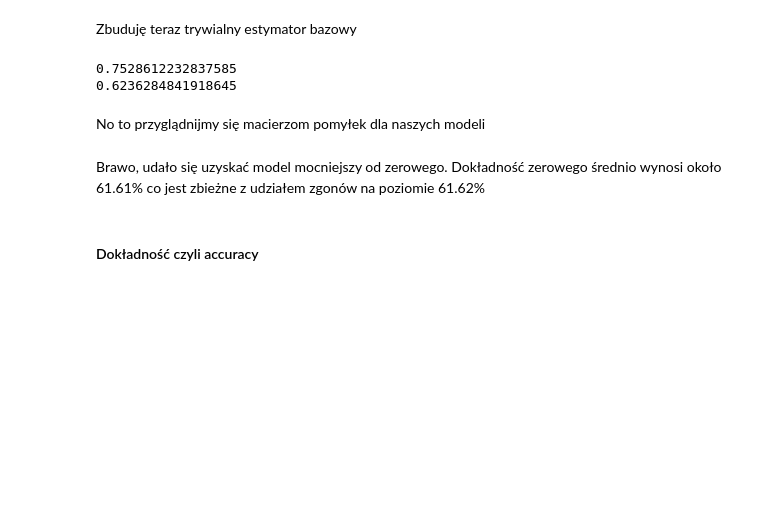
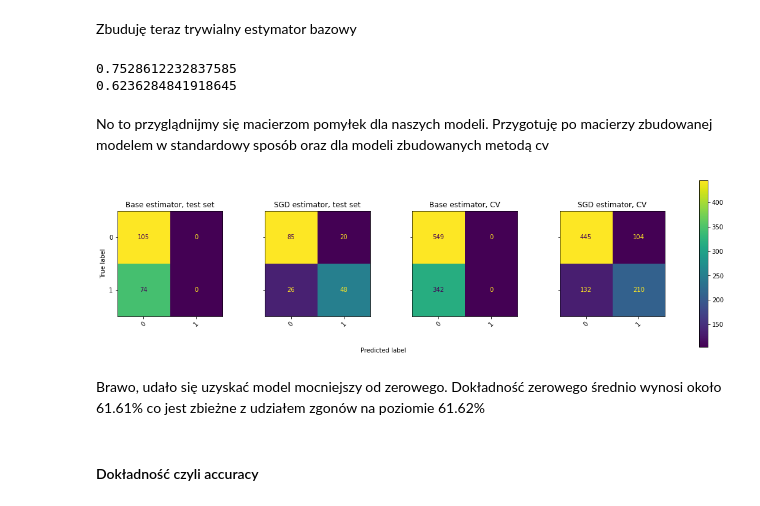
Before and after one commit to krisz17/performance_measure, a Jupyter notebook: Measure_performance.ipynb, the cells around one changed output. Drawn from its saved outputs; the diff is of its cells as text; code cells hidden in the pictures; blank space fills up the shorter version.

Commit message:
dorzucenie kodu do kilku wykresów confusion matrix oraz do wyliczania precyzji oraz pełności

```diff
--- a/Measure_performance.ipynb
+++ b/Measure_performance.ipynb
@@ -123,6 +123,7 @@ sgd_clf = make_pipeline(StandardScaler(),
 
 #sgd_clf = SGDClassifier(random_state = 128262)
 sgd_clf.fit(X_train, y_train)
+klasy = sgd_clf.classes_
 
 #jaka jest dokładność naszego modelu
 tmp1 = cross_val_score(sgd_clf, X_train, y_train, cv=5, scoring='accuracy')
@@ -154,9 +155,70 @@ print(np.mean(tmp2))
 0.7528612232837585
 0.6236284841918645
 # %% [markdown]
-No to przyglądnijmy się macierzom pomyłek dla naszych modeli
+No to przyglądnijmy się macierzom pomyłek dla naszych modeli. Przygotuję po macierzy zbudowanej modelem w standardowy sposób oraz dla modeli zbudowanych metodą cv
 # %%
 from sklearn.metrics import confusion_matrix, ConfusionMatrixDisplay
+from sklearn.model_selection import cross_val_predict
+import matplotlib.pyplot as plt
+
+# kod na pojedynczą macierz
+#cm = confusion_matrix(y_test, y_hat, labels=xgb_clf.classes_)
+#disp = ConfusionMatrixDisplay(confusion_matrix=cm,
+#                              display_labels=xgb_clf.classes_)
+
+f, axes = plt.subplots(1, 4, figsize=(20, 5), sharey='row')
+# teraz jakbyśmy mieli podobne modele dobrze by było pojechać pętlą jak pokazano tutakj
+# https://stackoverflow.com/questions/61825227/plotting-multiple-confusion-matrix-side-by-side
+
+
+# bazowy zbiór testowy
+y_hat = NoSurv_clf.predict(X_test)
+cm = confusion_matrix(y_test, y_hat)
+disp = ConfusionMatrixDisplay(cm, display_labels = klasy)
+disp.plot(ax=axes[0], xticks_rotation=45)
+disp.ax_.set_title("Base estimator, test set")
+disp.im_.colorbar.remove()
+disp.ax_.set_xlabel('')
+
+# SGD  zbiór testowy
+y_hat = sgd_clf.predict(X_test)
+cm = confusion_matrix(y_test, y_hat)
+disp = ConfusionMatrixDisplay(cm, display_labels = klasy)
+disp.plot(ax=axes[1], xticks_rotation=45)
+disp.ax_.set_title("SGD estimator, test set")
+disp.im_.colorbar.remove()
+disp.ax_.set_xlabel('')
+disp.ax_.set_ylabel('')
+
+# Base estimator CV
+y_hat = cross_val_predict(NoSurv_clf, X, y, cv=5)
+cm = confusion_matrix(y, y_hat)
+disp = ConfusionMatrixDisplay(cm, display_labels = klasy)
+disp.plot(ax=axes[2], xticks_rotation=45)
+disp.ax_.set_title("Base estimator, CV")
+disp.im_.colorbar.remove()
+disp.ax_.set_xlabel('')
+disp.ax_.set_ylabel('')
+
+
+# SGD estimator CV
+y_hat = cross_val_predict(sgd_clf, X, y, cv=5)
+cm = confusion_matrix(y, y_hat)
+disp = ConfusionMatrixDisplay(cm, display_labels = klasy)
+disp.plot(ax=axes[3], xticks_rotation=45)
+disp.ax_.set_title("SGD estimator, CV")
+disp.im_.colorbar.remove()
+disp.ax_.set_xlabel('')
+disp.ax_.set_ylabel('')
+
+f.text(0.4, 0.1, 'Predicted label', ha='left')
+plt.subplots_adjust(wspace=0.40, hspace=0.1)
+
+f.colorbar(disp.im_, ax=axes)
+plt.savefig("confusion_matrix_examples.png", format='png', dpi=300, facecolor="White")
+plt.show()
+# %% [output]
+[figure, added]
 # %% [markdown]
 Brawo, udało się uzyskać model mocniejszy od zerowego. Dokładność zerowego średnio wynosi około 61.61% co jest zbieżne z udziałem zgonów na poziomie 61.62%
 # %% [markdown]
```
Also changed, not shown: parts of 4 cells of this notebook, 1 other file.
